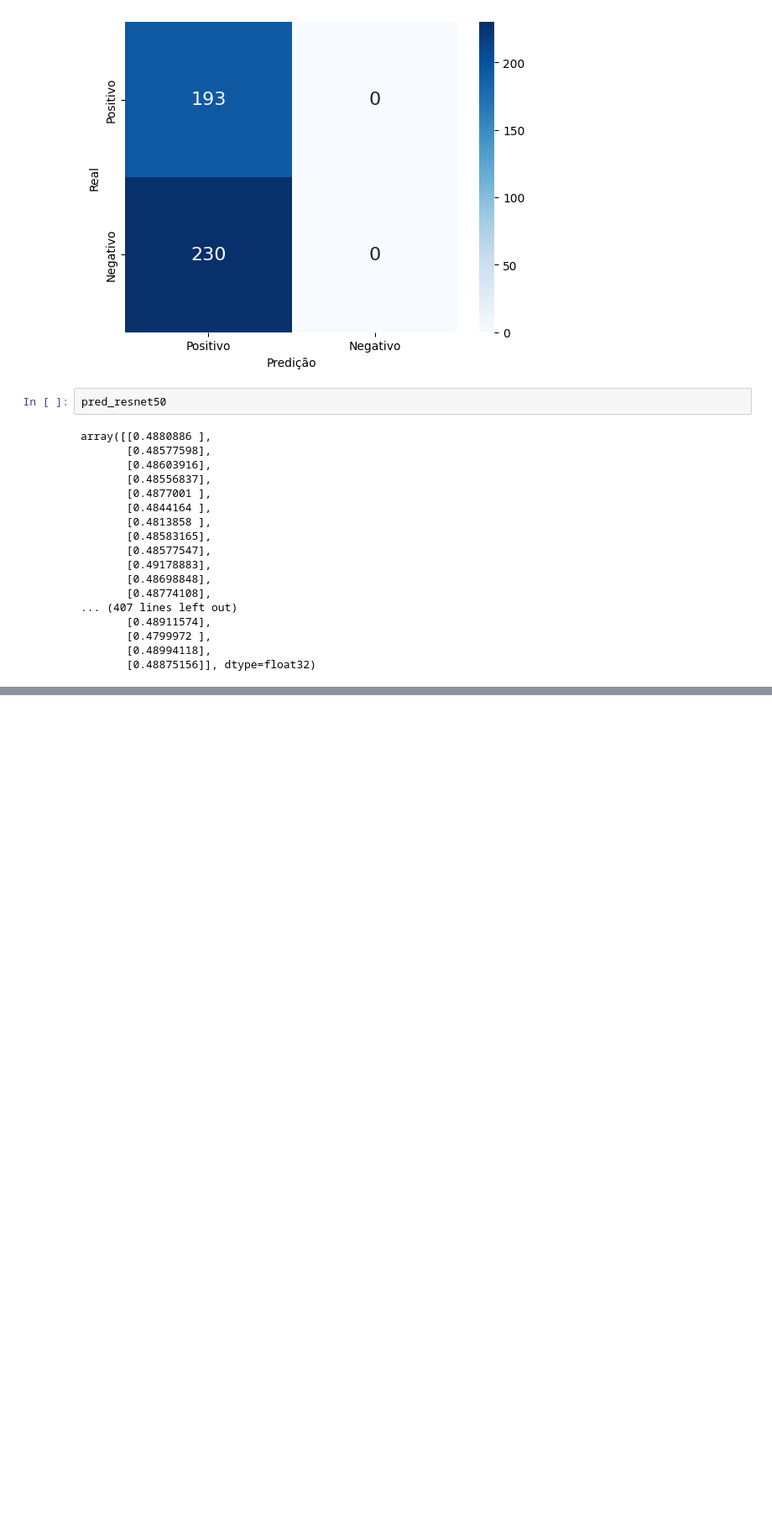
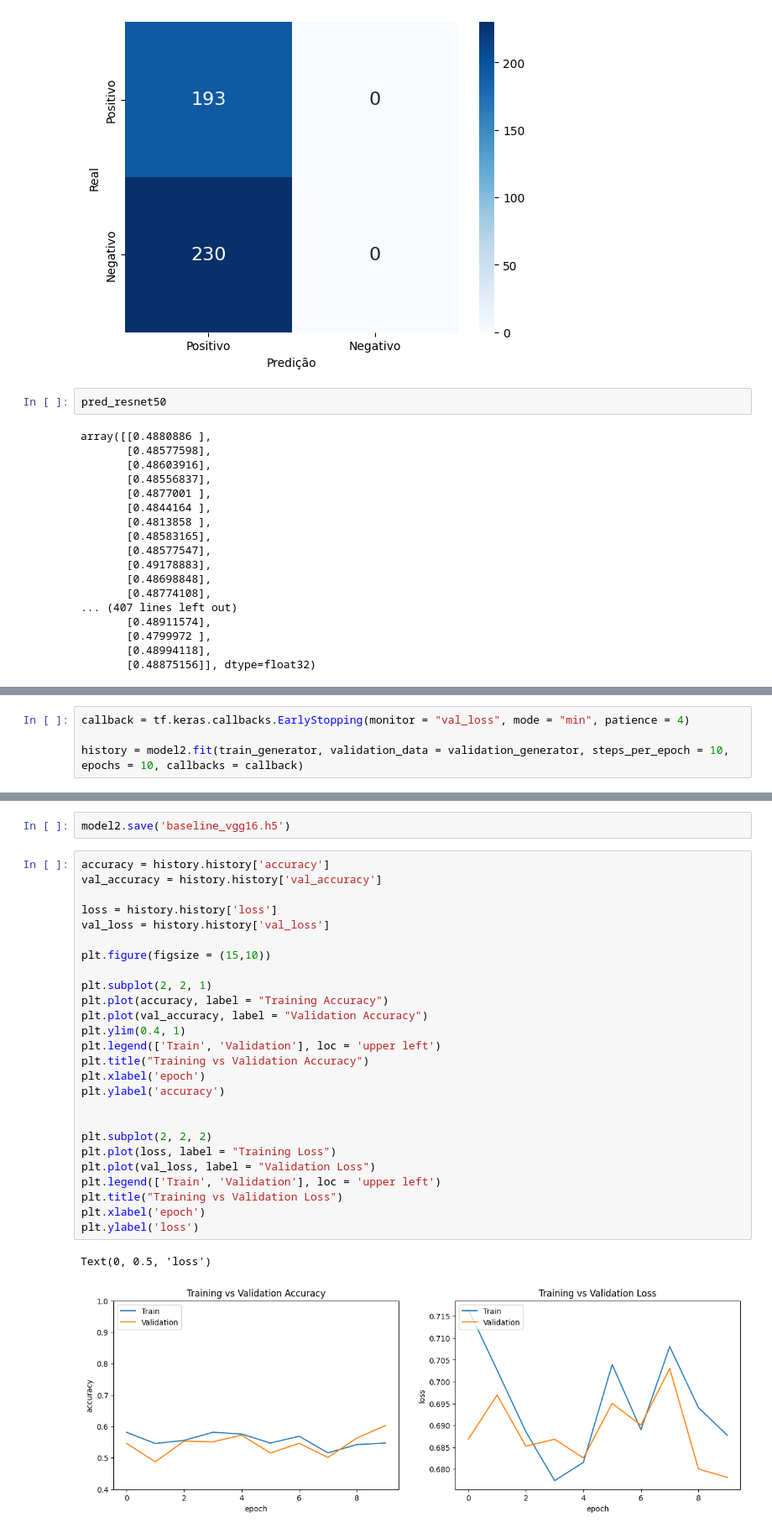
Before and after one commit to Redes-Neuroticas/BreastCancerDetection, a Jupyter notebook: inf0619_EDA_RPL.ipynb, the cells around one changed output, grey strips where cells are left out. Shown at 84% size. Saved outputs shown, nothing was run; the diff lists cells and outputs as text; blank space fills up the shorter version.

Commit message:
Adding VGG16 Model w/out fine tunning

```diff
--- a/inf0619_EDA_RPL.ipynb
+++ b/inf0619_EDA_RPL.ipynb
@@ -486,0 +529,4 @@ array([[0.4880886 ],
+# %%
+callback = tf.keras.callbacks.EarlyStopping(monitor = "val_loss", mode = "min", patience = 4)
+
+history = model2.fit(train_generator, validation_data = validation_generator, steps_per_epoch = 10, epochs = 10, callbacks = callback)
@@ -486,0 +558,31 @@ array([[0.4880886 ],
+# %%
+model2.save('baseline_vgg16.h5')
+# %%
+accuracy = history.history['accuracy']
+val_accuracy = history.history['val_accuracy']
+
+loss = history.history['loss']
+val_loss = history.history['val_loss']
+
+plt.figure(figsize = (15,10))
+
+plt.subplot(2, 2, 1)
+plt.plot(accuracy, label = "Training Accuracy")
+plt.plot(val_accuracy, label = "Validation Accuracy")
+plt.ylim(0.4, 1)
+plt.legend(['Train', 'Validation'], loc = 'upper left')
+plt.title("Training vs Validation Accuracy")
+plt.xlabel('epoch')
+plt.ylabel('accuracy')
+
+
+plt.subplot(2, 2, 2)
+plt.plot(loss, label = "Training Loss")
+plt.plot(val_loss, label = "Validation Loss")
+plt.legend(['Train', 'Validation'], loc = 'upper left')
+plt.title("Training vs Validation Loss")
+plt.xlabel('epoch')
+plt.ylabel('loss')
+# %% [output]
+Text(0, 0.5, 'loss')
+[figure, added]
```
Also changed, not shown: parts of 6 cells of this notebook.
